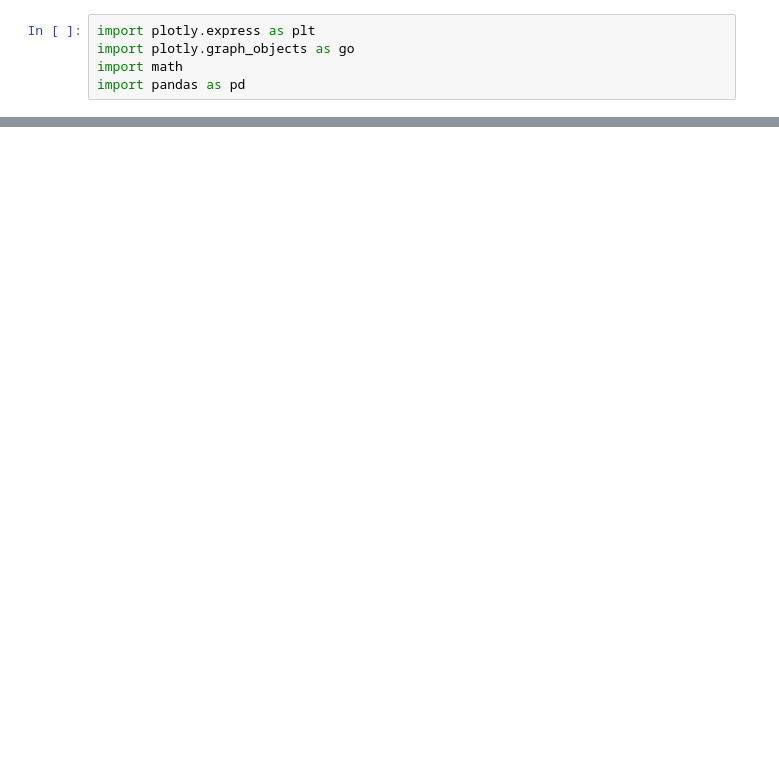
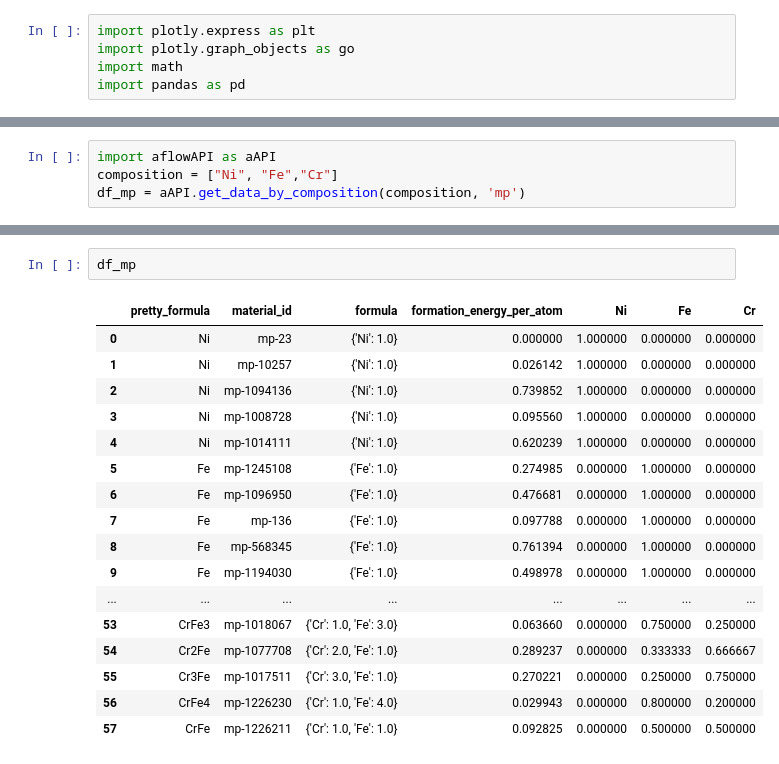
Before and after one commit to jh-song-en/matDBAPI, a Jupyter notebook: plot.ipynb, the cells around one changed output, grey strips where cells are left out. Drawn from its saved outputs; the diff is of its cells as text; blank space fills up the shorter version.

```diff
--- a/plot.ipynb
+++ b/plot.ipynb
@@ -35,0 +228,4 @@ fig.update_layout(xaxis_showgrid=False, yaxis_showgrid=False)
+# %%
+import aflowAPI as aAPI
+composition = ["Ni", "Fe","Cr"]
+df_mp = aAPI.get_data_by_composition(composition, 'mp')
@@ -35,0 +240,20 @@ fig.update_layout(xaxis_showgrid=False, yaxis_showgrid=False)
+# %%
+df_mp
+# %% [output]
+|  | pretty_formula | material_id | formula | formation_energy_per_atom | Ni | Fe | Cr |
+| 0 | Ni | mp-23 | {'Ni': 1.0} | 0.000000 | 1.000000 | 0.000000 | 0.000000 |
+| 1 | Ni | mp-10257 | {'Ni': 1.0} | 0.026142 | 1.000000 | 0.000000 | 0.000000 |
+| 2 | Ni | mp-1094136 | {'Ni': 1.0} | 0.739852 | 1.000000 | 0.000000 | 0.000000 |
+| 3 | Ni | mp-1008728 | {'Ni': 1.0} | 0.095560 | 1.000000 | 0.000000 | 0.000000 |
+| 4 | Ni | mp-1014111 | {'Ni': 1.0} | 0.620239 | 1.000000 | 0.000000 | 0.000000 |
+| 5 | Fe | mp-1245108 | {'Fe': 1.0} | 0.274985 | 0.000000 | 1.000000 | 0.000000 |
+| 6 | Fe | mp-1096950 | {'Fe': 1.0} | 0.476681 | 0.000000 | 1.000000 | 0.000000 |
+| 7 | Fe | mp-136 | {'Fe': 1.0} | 0.097788 | 0.000000 | 1.000000 | 0.000000 |
+| 8 | Fe | mp-568345 | {'Fe': 1.0} | 0.761394 | 0.000000 | 1.000000 | 0.000000 |
+| 9 | Fe | mp-1194030 | {'Fe': 1.0} | 0.498978 | 0.000000 | 1.000000 | 0.000000 |
+| ... | ... | ... | ... | ... | ... | ... | ... |
+| 53 | CrFe3 | mp-1018067 | {'Cr': 1.0, 'Fe': 3.0} | 0.063660 | 0.000000 | 0.750000 | 0.250000 |
+| 54 | Cr2Fe | mp-1077708 | {'Cr': 2.0, 'Fe': 1.0} | 0.289237 | 0.000000 | 0.333333 | 0.666667 |
+| 55 | Cr3Fe | mp-1017511 | {'Cr': 3.0, 'Fe': 1.0} | 0.270221 | 0.000000 | 0.250000 | 0.750000 |
+| 56 | CrFe4 | mp-1226230 | {'Cr': 1.0, 'Fe': 4.0} | 0.029943 | 0.000000 | 0.800000 | 0.200000 |
+| 57 | CrFe | mp-1226211 | {'Cr': 1.0, 'Fe': 1.0} | 0.092825 | 0.000000 | 0.500000 | 0.500000 |
```
Also changed, not shown: parts of 11 cells of this notebook, 2 other files.
